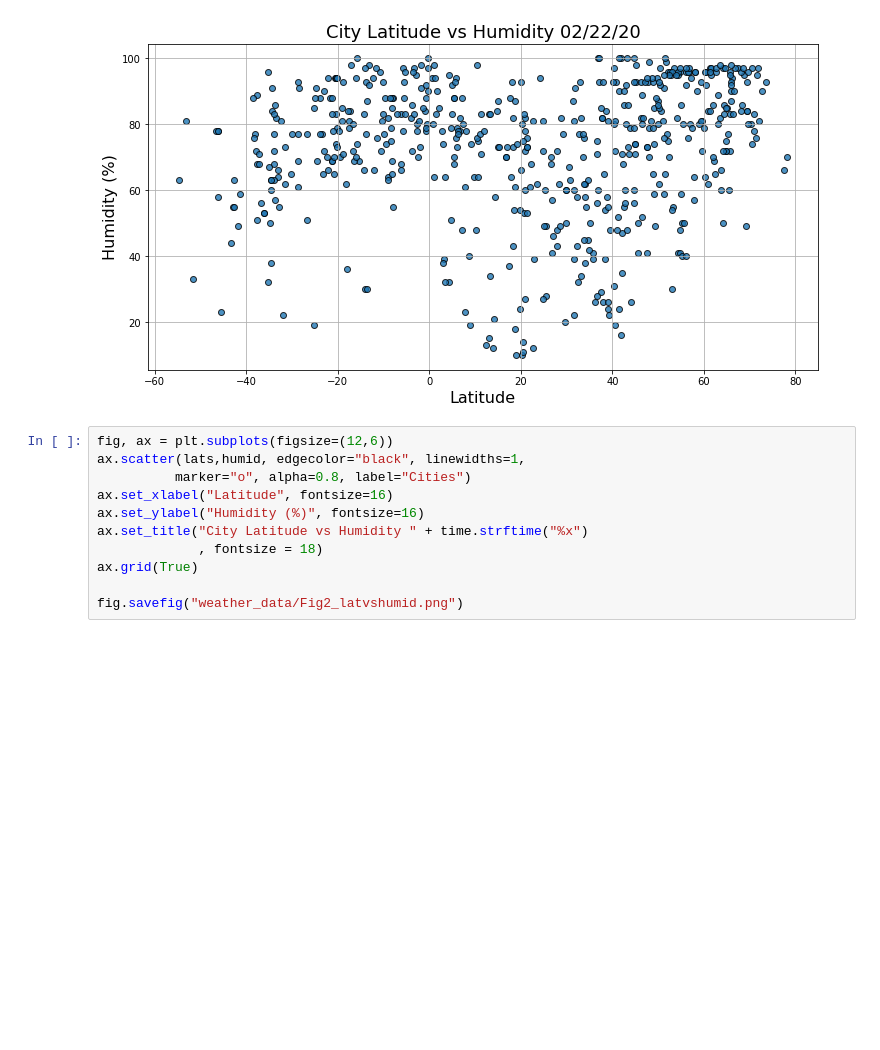
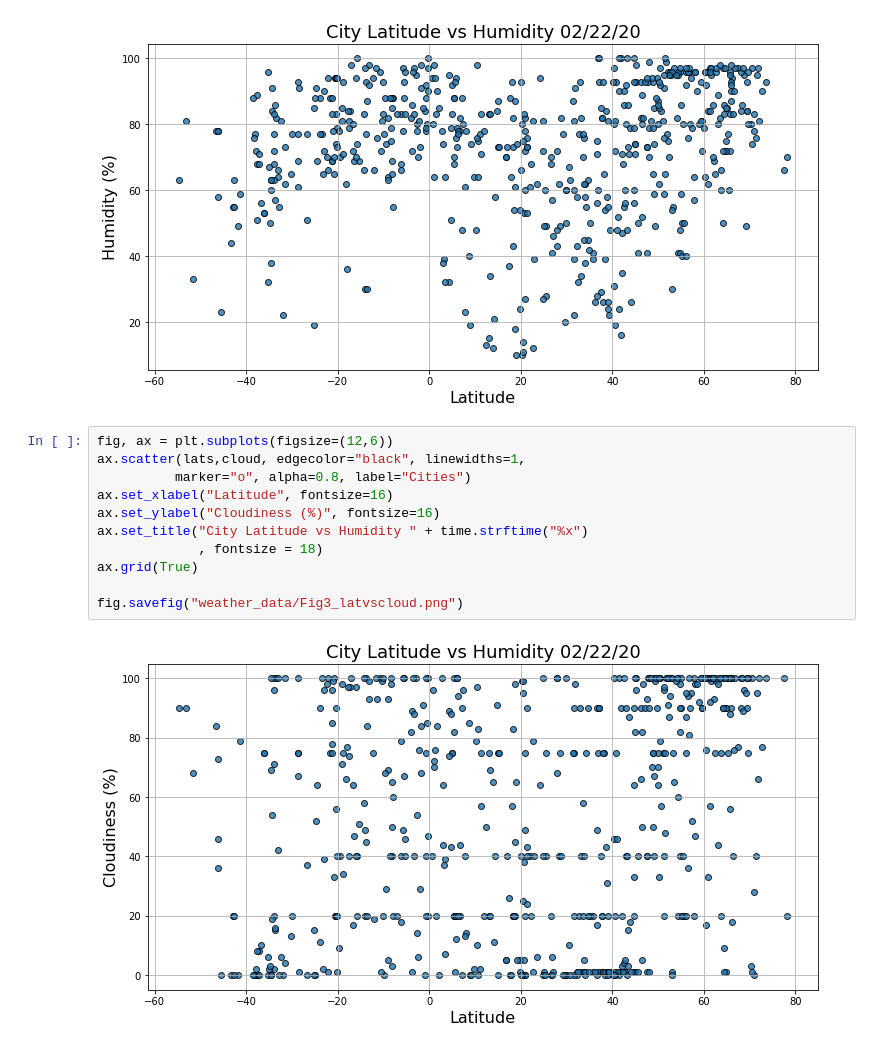
Before and after one commit to mattglibota/World_Weather_Analysis, a Jupyter notebook: WeatherPy.ipynb, the cells around one changed output. Saved outputs shown, nothing was run; the diff lists cells and outputs as text; blank space fills up the shorter version.

Commit message:
adding scatter plots

```diff
--- a/WeatherPy.ipynb
+++ b/WeatherPy.ipynb
@@ -176,12 +176,14 @@ fig.savefig("weather_data/Fig2_latvshumid.png")
 [figure]
 # %%
 fig, ax = plt.subplots(figsize=(12,6))
-ax.scatter(lats,humid, edgecolor="black", linewidths=1,
+ax.scatter(lats,cloud, edgecolor="black", linewidths=1,
           marker="o", alpha=0.8, label="Cities")
 ax.set_xlabel("Latitude", fontsize=16)
-ax.set_ylabel("Humidity (%)", fontsize=16)
+ax.set_ylabel("Cloudiness (%)", fontsize=16)
 ax.set_title("City Latitude vs Humidity " + time.strftime("%x")
              , fontsize = 18)
 ax.grid(True)
 
-fig.savefig("weather_data/Fig2_latvshumid.png")
+fig.savefig("weather_data/Fig3_latvscloud.png")
+# %% [output]
+[figure, added]
```
Also changed, not shown: parts of 1 cell of this notebook.
